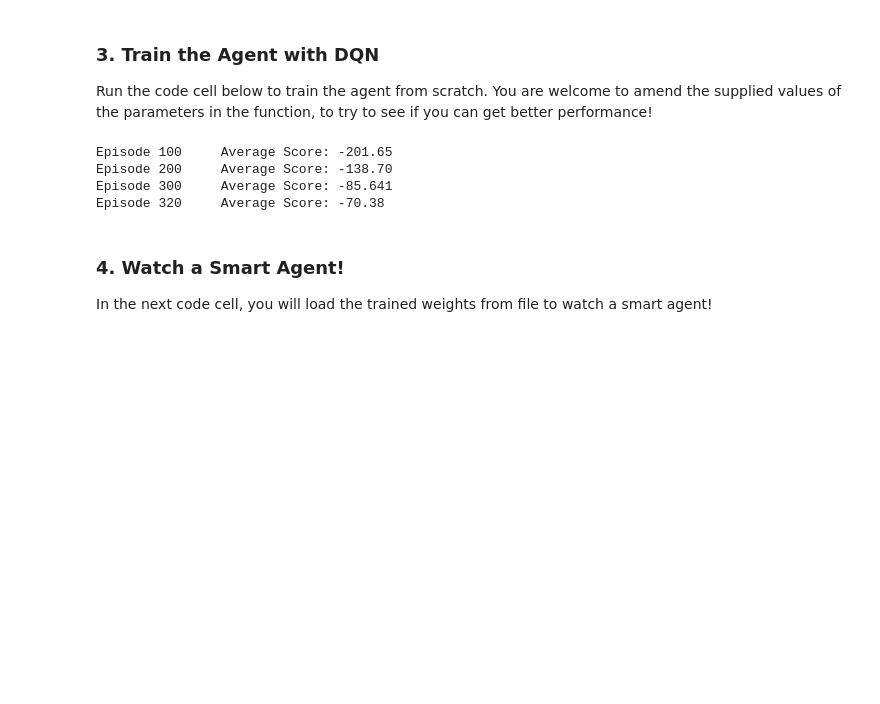
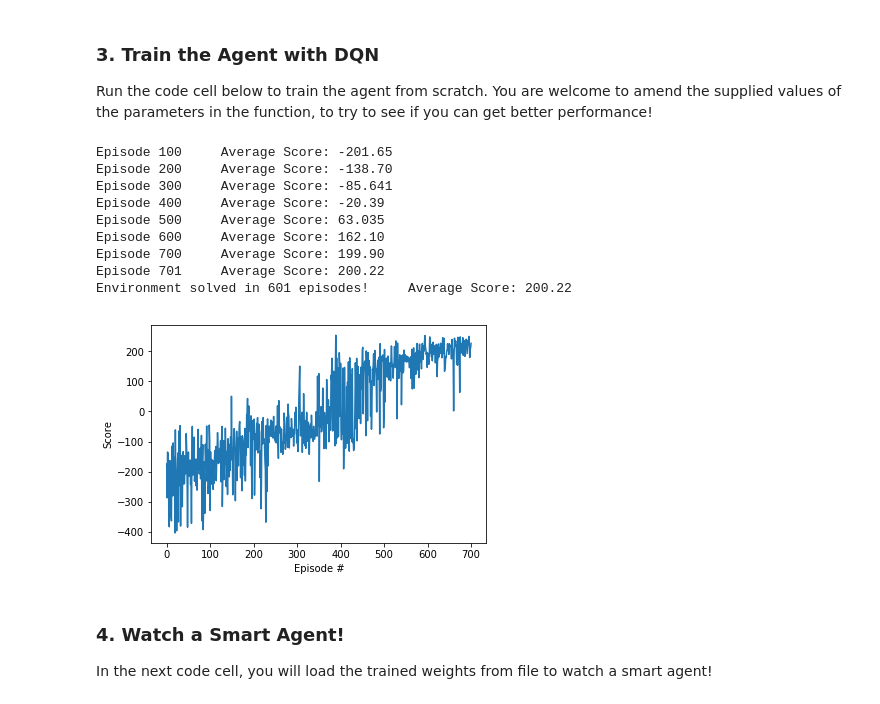
Before and after one commit to jpmcarrilho/deep-reinforcement-learning-nanodegree, a Jupyter notebook: dqn/exercise/Deep_Q_Network.ipynb, the cells around one changed output. Cells and saved outputs as stored; diff of their text form; code cells hidden in the pictures; blank space fills up the shorter version.

```diff
--- a/dqn/exercise/Deep_Q_Network.ipynb
+++ b/dqn/exercise/Deep_Q_Network.ipynb
@@ -68,6 +68,7 @@ env.close()
 
 Run the code cell below to train the agent from scratch.  You are welcome to amend the supplied values of the parameters in the function, to try to see if you can get better performance!
 # %%
+
 def dqn(n_episodes=2000, max_t=1000, eps_start=1.0, eps_end=0.01, eps_decay=0.995):
     """Deep Q-Learning.
 
@@ -79,6 +80,7 @@ def dqn(n_episodes=2000, max_t=1000, eps_start=1.0, eps_end=0.01, eps_decay=0.99
         eps_end (float): minimum value of epsilon
         eps_decay (float): multiplicative factor (per episode) for decreasing epsilon
     """
+
     scores = []                        # list containing scores from each episode
     scores_window = deque(maxlen=100)  # last 100 scores
     eps = eps_start                    # initialize epsilon
@@ -90,35 +92,41 @@ def dqn(n_episodes=2000, max_t=1000, eps_start=1.0, eps_end=0.01, eps_decay=0.99
             next_state, reward, done, _ = env.step(action)
             agent.step(state, action, reward, next_state, done)
             state = next_state
             score += reward
             if done:
                 break
         scores_window.append(score)       # save most recent score
         scores.append(score)              # save most recent score
         eps = max(eps_end, eps_decay*eps) # decrease epsilon
         print('\rEpisode {}\tAverage Score: {:.2f}'.format(i_episode, np.mean(scores_window)), end="")
         if i_episode % 100 == 0:
             print('\rEpisode {}\tAverage Score: {:.2f}'.format(i_episode, np.mean(scores_window)))
         if np.mean(scores_window)>=200.0:
             print('\nEnvironment solved in {:d} episodes!\tAverage Score: {:.2f}'.format(i_episode-100, np.mean(scores_window)))
             torch.save(agent.qnetwork_local.state_dict(), 'checkpoint.pth')
             break
     return scores
 
-scores = dqn().cuda()
+scores = dqn()
 
 # plot the scores
 fig = plt.figure()
 ax = fig.add_subplot(111)
 plt.plot(np.arange(len(scores)), scores)
 plt.ylabel('Score')
 plt.xlabel('Episode #')
 plt.show()
 # %% [output]
 Episode 100     Average Score: -201.65
 Episode 200     Average Score: -138.70
 Episode 300     Average Score: -85.641
-Episode 320     Average Score: -70.38
+Episode 400     Average Score: -20.39
+Episode 500     Average Score: 63.035
+Episode 600     Average Score: 162.10
+Episode 700     Average Score: 199.90
+Episode 701     Average Score: 200.22
+Environment solved in 601 episodes!     Average Score: 200.22
+[figure, added]
 # %% [markdown]
 ### 4. Watch a Smart Agent!
 
```
Also changed, not shown: parts of 1 cell of this notebook, 1 other file.
